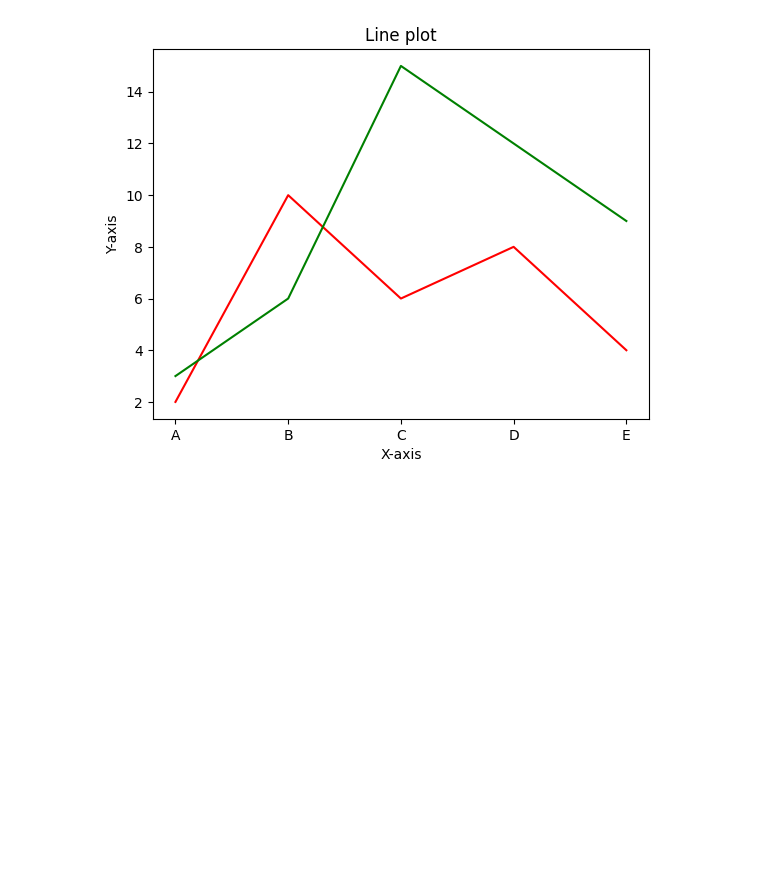
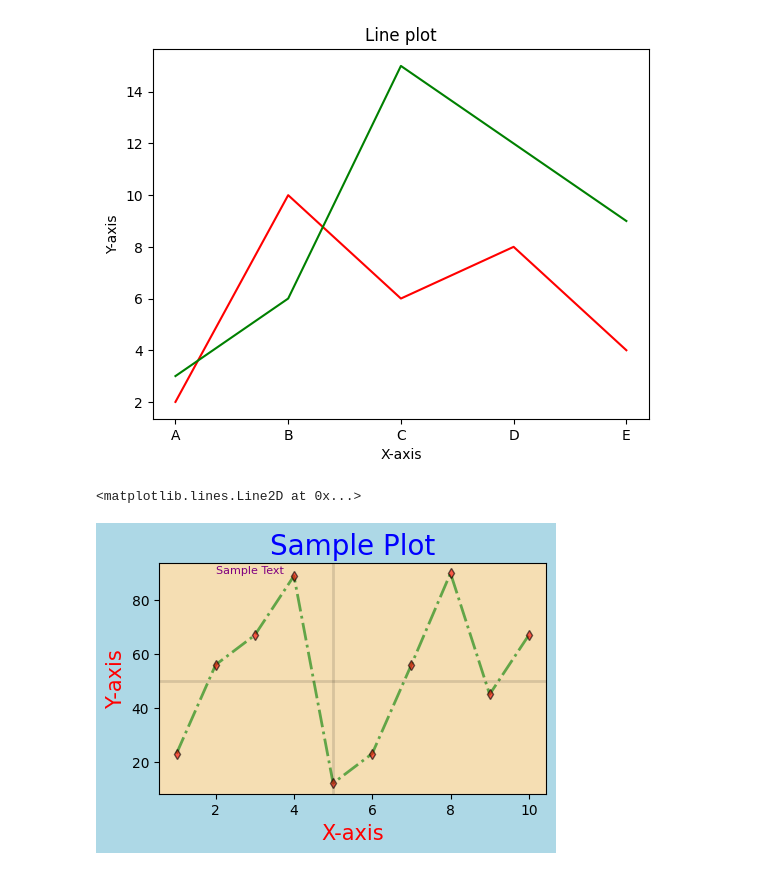
Before and after one commit to Piyush2001Agrawal/Data-Science, a Jupyter notebook: Data visualization/matplot.ipynb, the cells around one changed output. Saved outputs shown, nothing was run; the diff lists cells and outputs as text; code cells hidden in the pictures; blank space fills up the shorter version.

```diff
--- a/Data visualization/matplot.ipynb
+++ b/Data visualization/matplot.ipynb
@@ -112,3 +112,28 @@ plt.ylabel('Y-axis')
 plt.show()
 # %% [output]
 [figure]
+# %%
+fig, ax = plt.subplots(figsize=(5, 3))
+fig.set_facecolor('lightblue')
+ax.set_facecolor('wheat')
+
+x= [1, 2, 3, 4, 5, 6, 7, 8, 9, 10]
+y=[23,56,67,89,12,23,56,90,45,67]
+ax.plot(x,y,
+        marker= 'd',
+        markersize= 5,
+        markerfacecolor= 'red',
+        markeredgecolor= 'black',
+        linewidth= 2,
+        linestyle= '-.',
+        color= 'green',
+        alpha= 0.6,)
+ax.set_title('Sample Plot', fontsize= 20, color= 'blue')
+ax.set_xlabel('X-axis', fontsize= 15, color= 'red')
+ax.set_ylabel('Y-axis', fontsize= 15, color= 'red')
+ax.text(2,90, 'Sample Text', fontsize= 8, color= 'purple')
+ax.axhline(y=50, color='black',linewidth=2, alpha=0.12)
+ax.axvline(x=5, color='black',linewidth=2, alpha=0.12)
+# %% [output]
+<matplotlib.lines.Line2D at 0x...>
+[figure, added]
```
Also changed, not shown: 7 other files.
